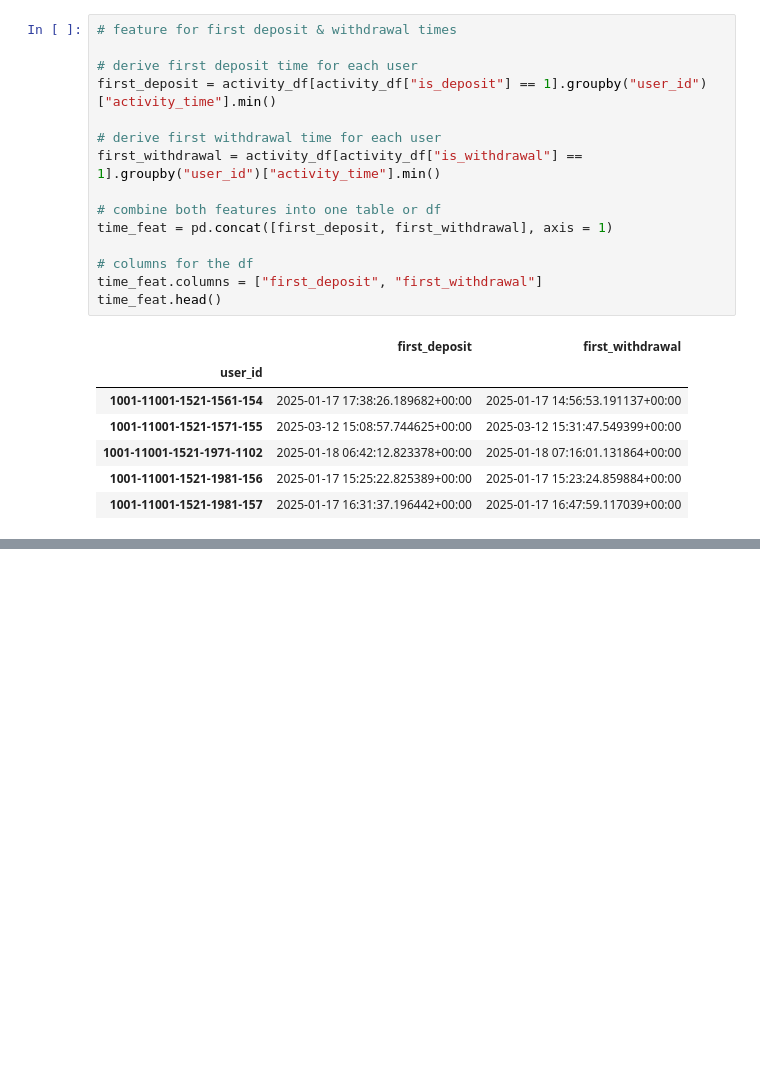
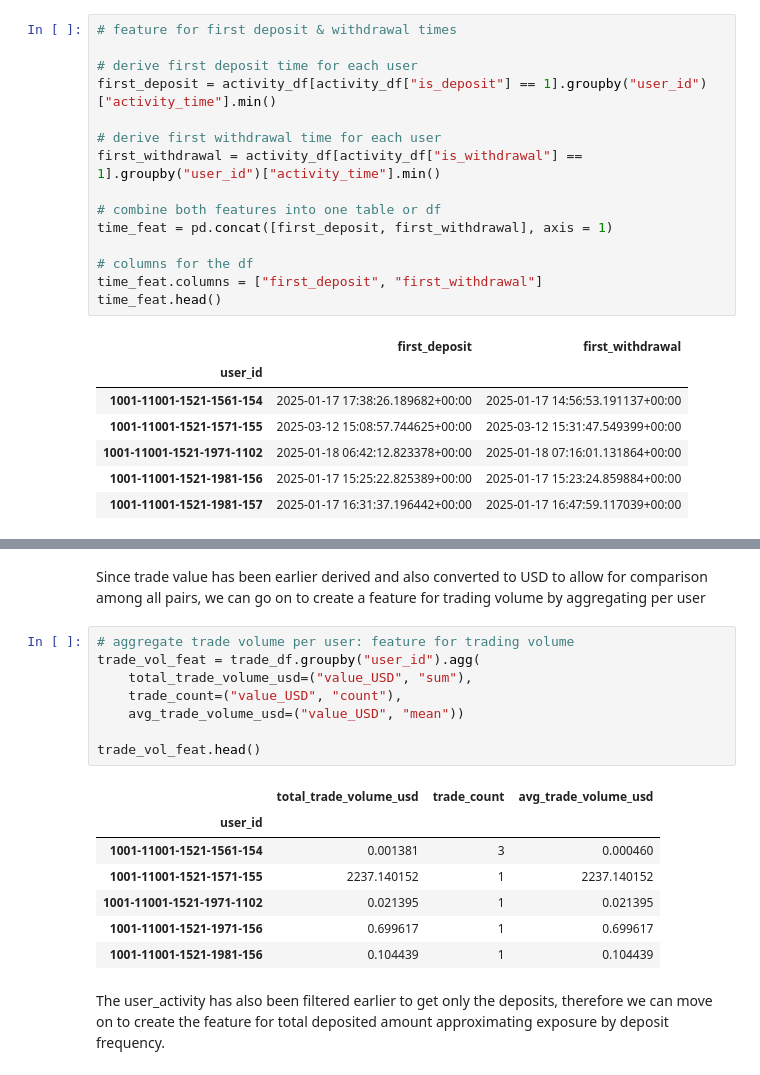
Before and after one commit to olaoluwaoyebola/NUPAT-AI-Assessment, a Jupyter notebook: Nupat_Assessment.ipynb, the cells around one changed output, grey strips where cells are left out. Saved outputs shown, nothing was run; the diff lists cells and outputs as text; blank space fills up the shorter version.

```diff
--- a/Nupat_Assessment.ipynb
+++ b/Nupat_Assessment.ipynb
@@ -398,0 +434,20 @@ time_feat.head()
+# %% [markdown]
+Since trade value has been earlier derived and also converted to USD to allow for comparison among all pairs, we can go on to create a feature for trading volume by aggregating per user
+# %%
+# aggregate trade volume per user: feature for trading volume
+trade_vol_feat = trade_df.groupby("user_id").agg(
+    total_trade_volume_usd=("value_USD", "sum"),
+    trade_count=("value_USD", "count"),
+    avg_trade_volume_usd=("value_USD", "mean"))
+
+trade_vol_feat.head()
+# %% [output]
+|  | total_trade_volume_usd | trade_count | avg_trade_volume_usd |
+| user_id |  |  |  |
+| 1001-11001-1521-1561-154 | 0.001381 | 3 | 0.000460 |
+| 1001-11001-1521-1571-155 | 2237.140152 | 1 | 2237.140152 |
+| 1001-11001-1521-1971-1102 | 0.021395 | 1 | 0.021395 |
+| 1001-11001-1521-1971-156 | 0.699617 | 1 | 0.699617 |
+| 1001-11001-1521-1981-156 | 0.104439 | 1 | 0.104439 |
+# %% [markdown]
+The user_activity has also been filtered earlier to get only the deposits, therefore we can move on to create the feature for total deposited amount approximating exposure by deposit frequency.
```
Also changed, not shown: parts of 8 cells of this notebook.
